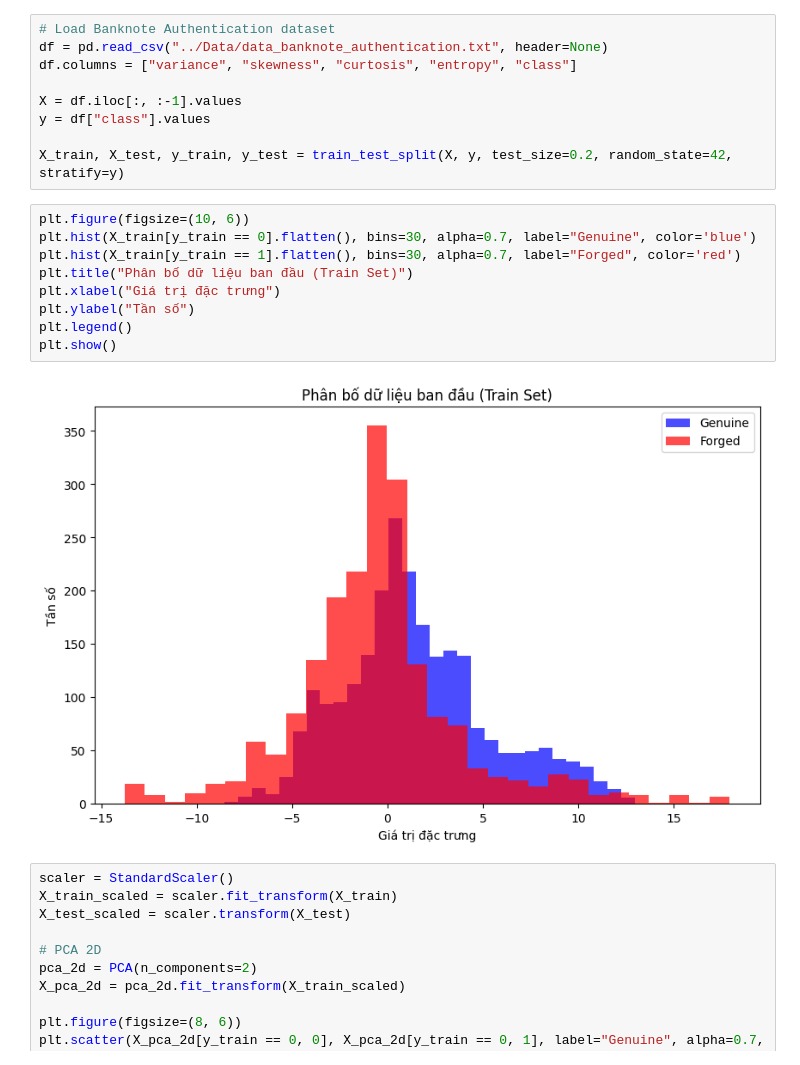
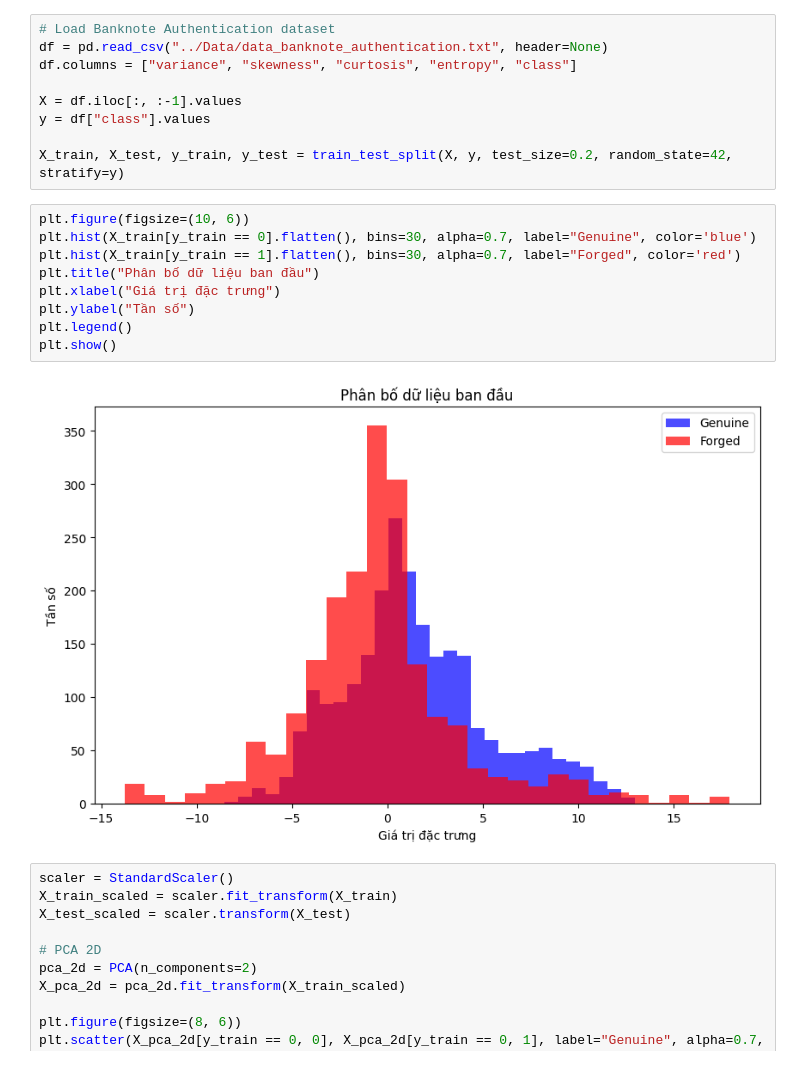
Before and after one commit to AvieTechy/MSA-Vstatis, a Jupyter notebook: Sources/Binary_Class_LDA.ipynb, the cells around one changed output. Cells and saved outputs as stored; diff of their text form.

```diff
--- a/Sources/Binary_Class_LDA.ipynb
+++ b/Sources/Binary_Class_LDA.ipynb
@@ -18,14 +18,14 @@ X_train, X_test, y_train, y_test = train_test_split(X, y, test_size=0.2, random_
 # %%
 plt.figure(figsize=(10, 6))
 plt.hist(X_train[y_train == 0].flatten(), bins=30, alpha=0.7, label="Genuine", color='blue')
 plt.hist(X_train[y_train == 1].flatten(), bins=30, alpha=0.7, label="Forged", color='red')
-plt.title("Phân bố dữ liệu ban đầu (Train Set)")
+plt.title("Phân bố dữ liệu ban đầu")
 plt.xlabel("Giá trị đặc trưng")
 plt.ylabel("Tần số")
 plt.legend()
 plt.show()
 # %% [output]
-[figure, old version]
+[figure, new version]
 # %%
 scaler = StandardScaler()
 X_train_scaled = scaler.fit_transform(X_train)
```
Also changed, not shown: parts of 5 cells of this notebook, 1 other file.
